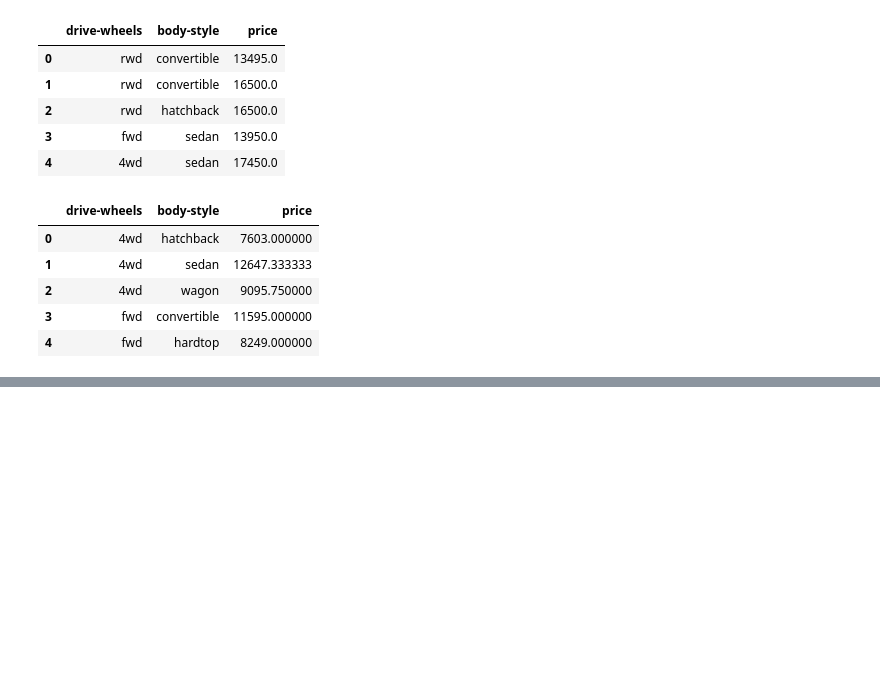
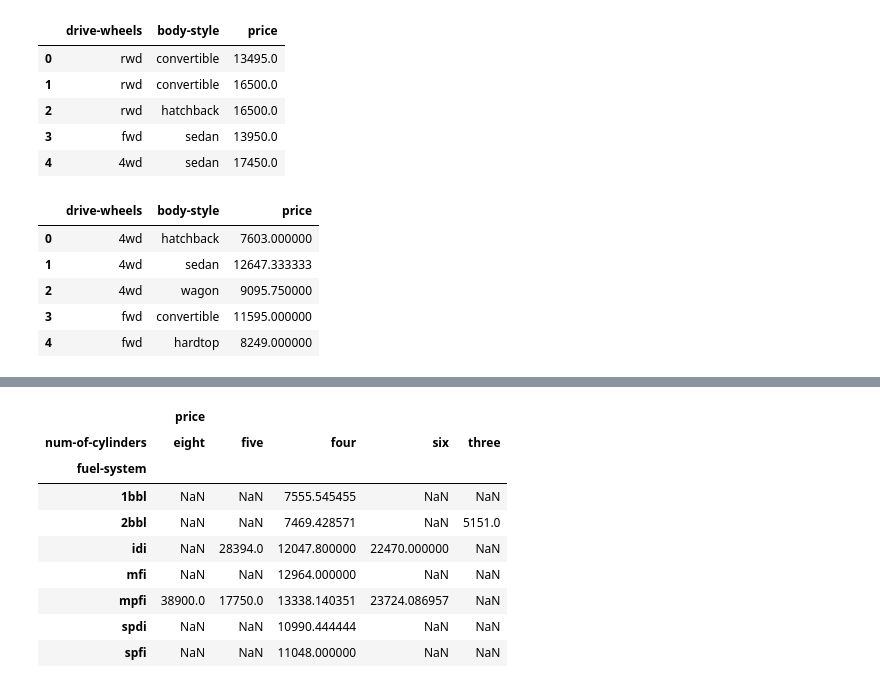
Before and after one commit to jgomezz/cpe_ciencia_datos_python, a Jupyter notebook: mod3_analitica_datos_python/semana_02_analisis_exploratorio_datos.ipynb, the cells around one changed output, grey strips where cells are left out. Saved outputs shown, nothing was run; the diff lists cells and outputs as text; code cells hidden in the pictures; blank space fills up the shorter version.

```diff
--- a/mod3_analitica_datos_python/semana_02_analisis_exploratorio_datos.ipynb
+++ b/mod3_analitica_datos_python/semana_02_analisis_exploratorio_datos.ipynb
@@ -294,0 +337,4 @@ df_group_two.head()
+# %%
+df_gptest2 = df[['fuel-system','num-of-cylinders','price']]
+grouped_test2 = df_gptest2.groupby(['fuel-system','num-of-cylinders'], as_index=False).mean()
+grouped_test2
@@ -294,0 +356,14 @@ df_group_two.head()
+# %%
+grouped_pivot2 = grouped_test2.pivot(index='fuel-system', columns='num-of-cylinders')
+grouped_pivot2
+# %% [output]
+|  | price |  |  |  |  |
+| num-of-cylinders | eight | five | four | six | three |
+| fuel-system |  |  |  |  |  |
+| 1bbl | NaN | NaN | 7555.545455 | NaN | NaN |
+| 2bbl | NaN | NaN | 7469.428571 | NaN | 5151.0 |
+| idi | NaN | 28394.0 | 12047.800000 | 22470.000000 | NaN |
+| mfi | NaN | NaN | 12964.000000 | NaN | NaN |
+| mpfi | 38900.0 | 17750.0 | 13338.140351 | 23724.086957 | NaN |
+| spdi | NaN | NaN | 10990.444444 | NaN | NaN |
+| spfi | NaN | NaN | 11048.000000 | NaN | NaN |
```
Also changed, not shown: parts of 7 cells of this notebook.
